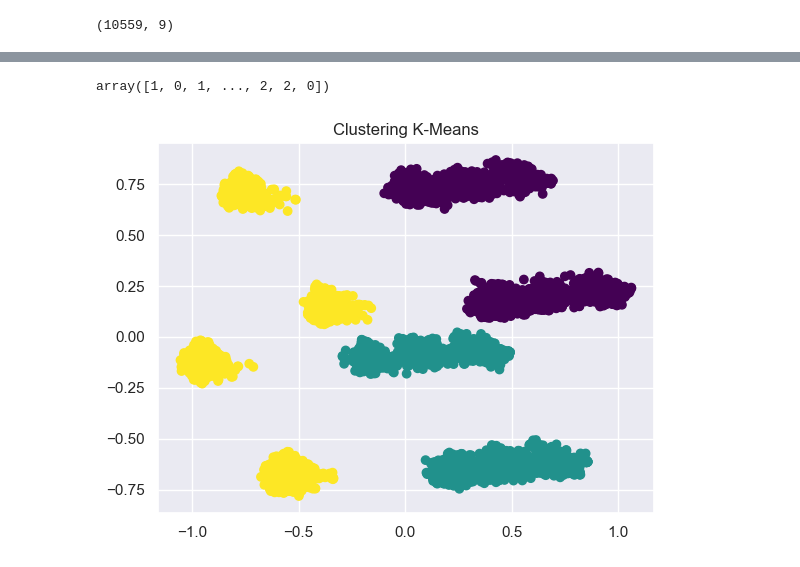
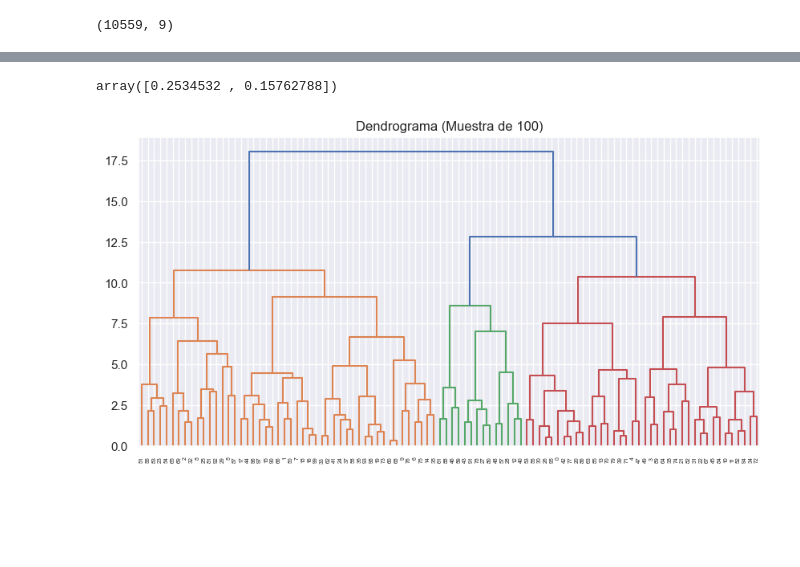
Before and after one commit to Daguerre45/Clustering, a Jupyter notebook: CasoPractico2/casoPractico_2.ipynb, the cells around one changed output, grey strips where cells are left out. Cells and saved outputs as stored; diff of their text form; code cells hidden in the pictures; blank space fills up the shorter version.

```diff
--- a/CasoPractico2/casoPractico_2.ipynb
+++ b/CasoPractico2/casoPractico_2.ipynb
@@ -486,10 +478,51 @@ x_pca = pca.fit_transform(x)
-# %%
-y_kmeans
-# %% [output]
-array([1, 0, 1, ..., 2, 2, 0])
-# %%
-plt.scatter(x_pca[:, 0], x_pca[:, 1], c=y_kmeans, cmap='viridis', marker='o')
-plt.title('Clustering K-Means')
-plt.show()
-# %% [output]
-[figure, removed]
+# %%
+from sklearn.decomposition import PCA
+import numpy as np
+from sklearn.discriminant_analysis import StandardScaler
+
+
+# Escalar los datos
+scaler = StandardScaler()
+df_scaled = scaler.fit_transform(customer_df)
+
+# Aplicar PCA para reducción de dimensionalidad
+pca = PCA(n_components=2)
+df_pca = pca.fit_transform(df_scaled)
+
+# Crear un DataFrame con los componentes principales
+df_pca_df = pd.DataFrame(df_pca, columns=["PC1", "PC2"])
+
+# Visualizar la varianza explicada por cada componente
+explained_variance = pca.explained_variance_ratio_
+
+# Mostrar la varianza explicada
+explained_variance
+# %% [output]
+array([0.2534532 , 0.15762788])
+# %%
+import pandas as pd
+import numpy as np
+import scipy.cluster.hierarchy as sch
+import matplotlib.pyplot as plt
+from sklearn.preprocessing import StandardScaler
+
+numerical_columns = [
+   "Gender","Ever_Married","Age","Graduated","Profession","Work_Experience", "Spending_Score","Family_Size","Var_1"
+]
+
+scaler = StandardScaler()
+
+# Muestrear una parte de los datos para evitar problemas de memoria
+sample_size = 100  # Reducimos la cantidad de puntos analizados
+df_sample = customer_df.sample(n=sample_size, random_state=42)
+
+# Estandarizar los datos del subconjunto
+df_sample_scaled = scaler.fit_transform(df_sample[numerical_columns])
+
+# Crear el dendrograma para la estimación de clusters
+plt.figure(figsize=(10, 5))
+dendrogram = sch.dendrogram(sch.linkage(df_sample_scaled, method='ward'))
+plt.title("Dendrograma (Muestra de 100)")
+plt.show()
+# %% [output]
+[figure, added]
```
Also changed, not shown: parts of 16 cells of this notebook.
